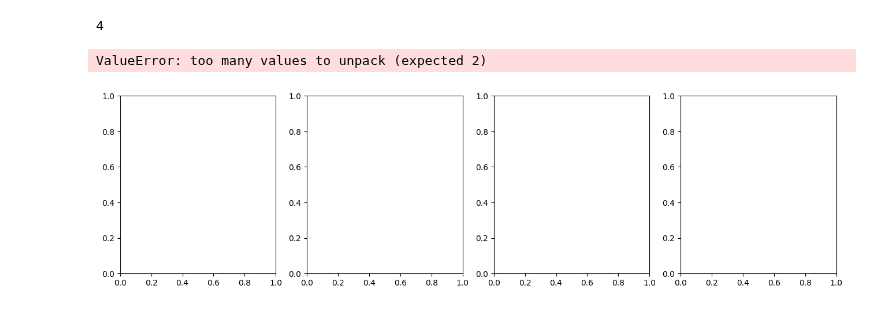
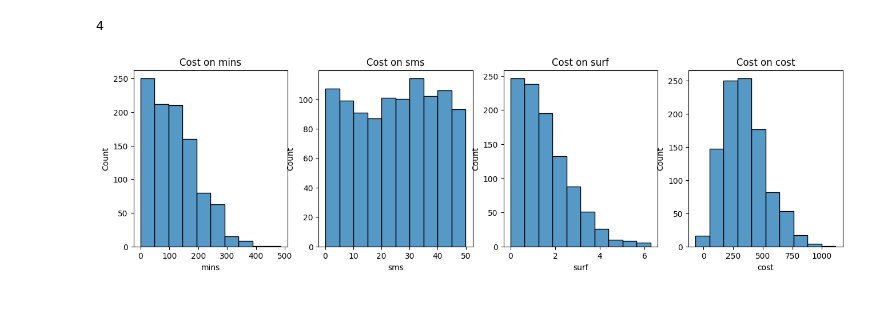
Before and after one commit to SCGlass/Machine-learning, a Jupyter notebook: Exercises/E00_Linear_regression.ipynb, the cells around one changed output. Cells and saved outputs as stored; diff of their text form; code cells hidden in the pictures.

Commit message:
fixed graph with for loop for histogram E0

```diff
--- a/Exercises/E00_Linear_regression.ipynb
+++ b/Exercises/E00_Linear_regression.ipynb
@@ -489,12 +489,11 @@ number_features
 # %%
 number_features = df_mobile.shape[1]-1
 
 
-fig, ax = plt.subplots(1, number_features,figsize= (16,4))
+fig, axes = plt.subplots(1, number_features,figsize= (16,4))
 
-for i, column in df_mobile.columns[1:]:
-    sns.histplot(data=df_mobile, x = column, bins=10)
-    ax[i].set_title(f"Cost on {column}")
+for ax, column in zip(axes, df_mobile.columns[1:]):
+    sns.histplot(data=df_mobile, x = column, bins=10, ax=ax)
+    ax.set_title(f"Cost on {column}")
 # %% [output]
-ValueError: too many values to unpack (expected 2)
-[figure, old version]
+[figure, new version]
```
